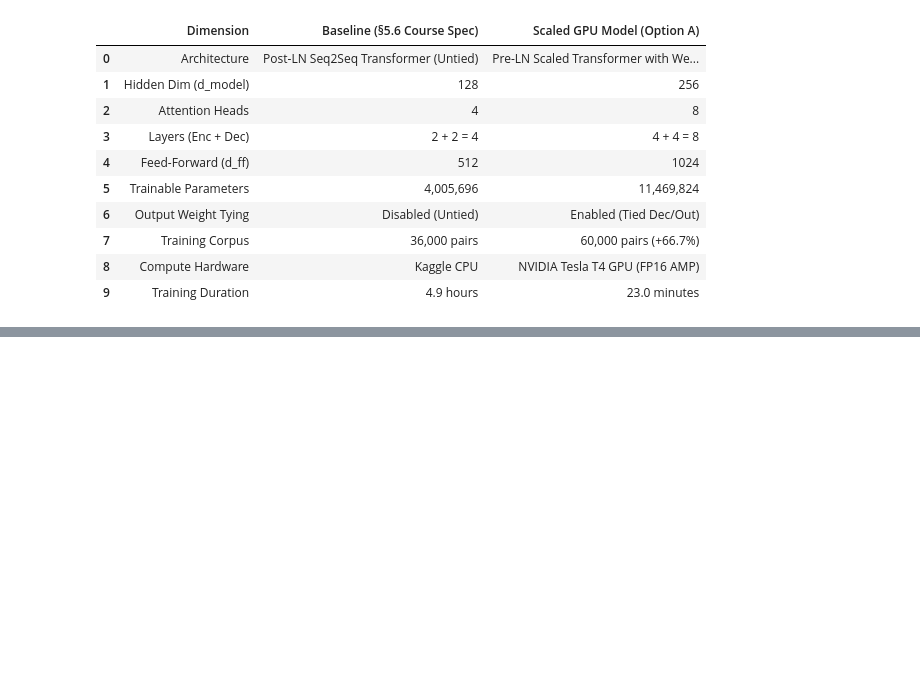
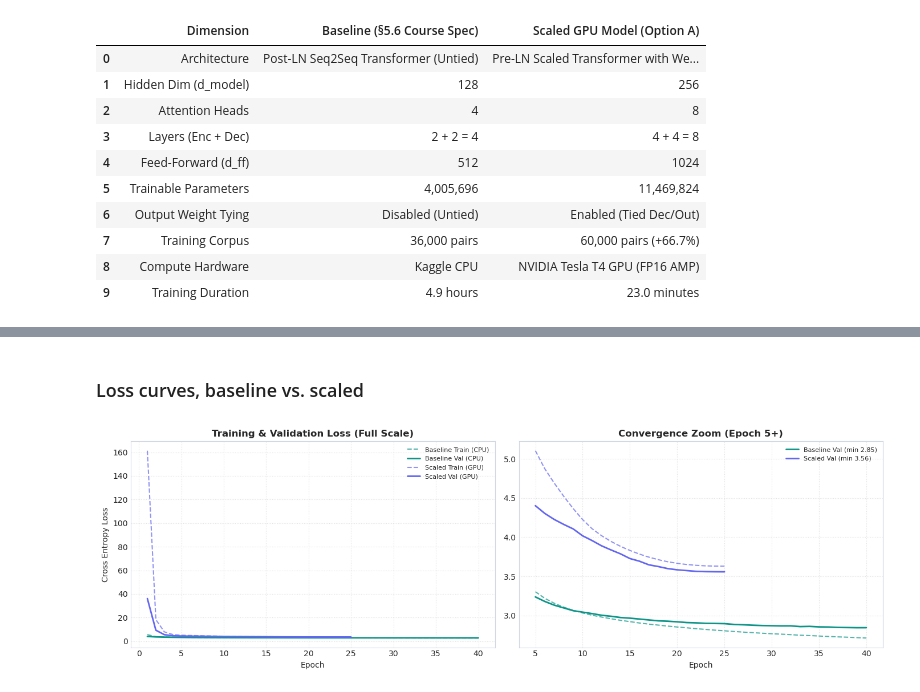
Before and after one commit to Udbhav748/Test-7-Transformer-from-scratch-English-to-Odia-translation, a Jupyter notebook: notebooks/model_parameters_and_results.ipynb, the cells around one changed output, grey strips where cells are left out. Saved outputs shown, nothing was run; the diff lists cells and outputs as text; code cells hidden in the pictures; blank space fills up the shorter version.

Commit message:
Compute comparison charts inline in the notebook instead of importing pre-made images

```diff
--- a/notebooks/model_parameters_and_results.ipynb
+++ b/notebooks/model_parameters_and_results.ipynb
@@ -562,0 +539,39 @@ display(Image(filename=str(REPO_ROOT / "reports" / "figures" / "full_model_compa
+# %% [markdown]
+### Loss curves, baseline vs. scaled
+# %%
+# Loss curves: same training_history.json files used everywhere else in this
+# repo, loaded fresh here (not a pre-rendered image).
+with open(REPO_ROOT / "reports" / "training_history.json", "r", encoding="utf-8") as f:
+    base_history = json.load(f)
+with open(REPO_ROOT / "reports" / "scaled_training_history.json", "r", encoding="utf-8") as f:
+    scaled_history = json.load(f)
+
+base_epochs = [h["epoch"] for h in base_history]
+base_train = [h["train_loss"] for h in base_history]
+base_val = [h["val_loss"] for h in base_history]
+scaled_epochs = [h["epoch"] for h in scaled_history]
+scaled_train = [h["train_loss"] for h in scaled_history]
+scaled_val = [h["val_loss"] for h in scaled_history]
+
+fig, (ax1, ax2) = plt.subplots(1, 2, figsize=(14, 4.5), dpi=100)
+
+ax1.plot(base_epochs, base_train, "--", color="#0D9488", alpha=0.7, label="Baseline Train (CPU)")
+ax1.plot(base_epochs, base_val, color="#0D9488", linewidth=2, label="Baseline Val (CPU)")
+ax1.plot(scaled_epochs, scaled_train, "--", color="#6366F1", alpha=0.7, label="Scaled Train (GPU)")
+ax1.plot(scaled_epochs, scaled_val, color="#6366F1", linewidth=2, label="Scaled Val (GPU)")
+ax1.set_title("Training & Validation Loss (Full Scale)", fontweight="bold")
+ax1.set_xlabel("Epoch"); ax1.set_ylabel("Cross Entropy Loss"); ax1.legend(fontsize=8)
+ax1.grid(True, linestyle=":", alpha=0.6)
+
+ax2.plot(base_epochs[4:], base_train[4:], "--", color="#0D9488", alpha=0.7)
+ax2.plot(base_epochs[4:], base_val[4:], color="#0D9488", linewidth=2, label=f"Baseline Val (min {min(base_val):.2f})")
+ax2.plot(scaled_epochs[4:], scaled_train[4:], "--", color="#6366F1", alpha=0.7)
+ax2.plot(scaled_epochs[4:], scaled_val[4:], color="#6366F1", linewidth=2, label=f"Scaled Val (min {min(scaled_val):.2f})")
+ax2.set_title("Convergence Zoom (Epoch 5+)", fontweight="bold")
+ax2.set_xlabel("Epoch"); ax2.legend(fontsize=8)
+ax2.grid(True, linestyle=":", alpha=0.6)
+
+plt.tight_layout()
+plt.show()
+# %% [output]
+[figure, added]
```
Also changed, not shown: parts of 7 cells of this notebook, 6 other files.
